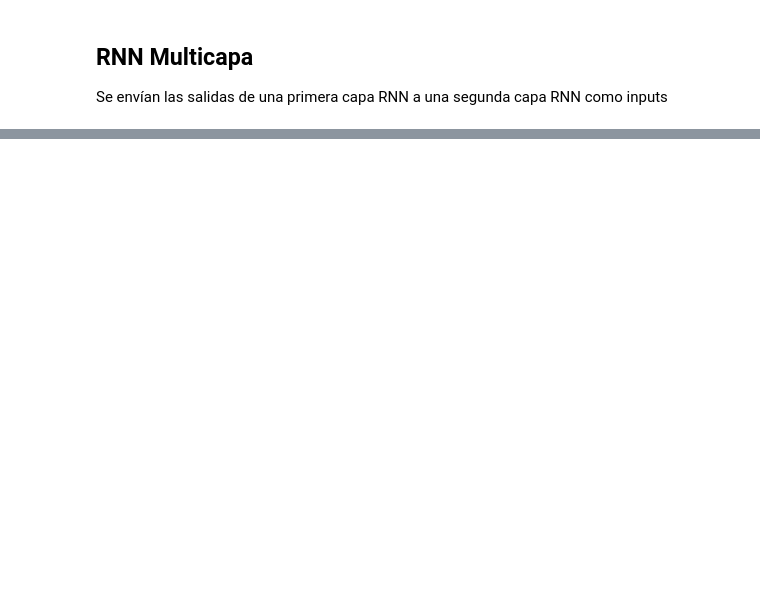
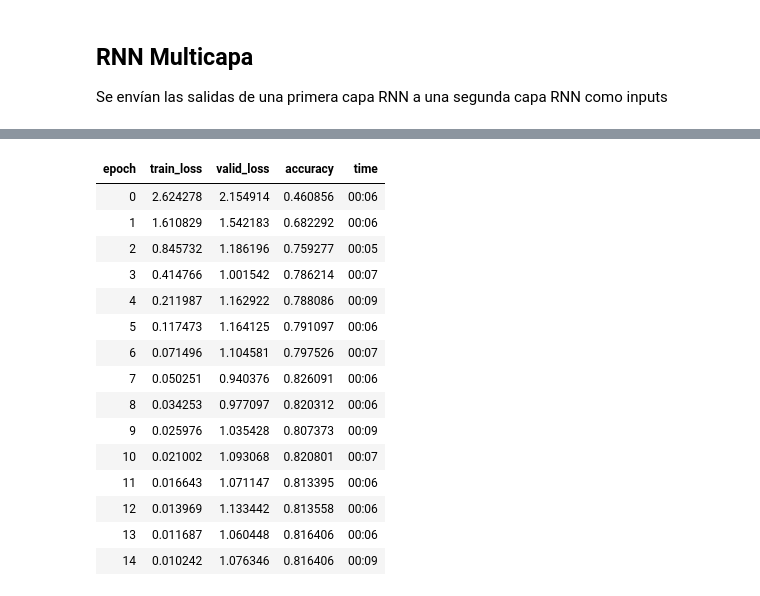
Before and after one commit to Wiill007/AI-Notes-Collection, a Jupyter notebook: fastai-book/Chapter12-LM_from_scratch/LM_from_scratch.ipynb, the cells around one changed output, grey strips where cells are left out. Cells and saved outputs as stored; diff of their text form; code cells hidden in the pictures; blank space fills up the shorter version.

```diff
--- a/fastai-book/LM_from_scratch.ipynb
+++ b/fastai-book/Chapter12-LM_from_scratch/LM_from_scratch.ipynb
@@ -290,0 +380,46 @@ learn.fit_one_cycle(15, 3e-3)
+# %%
+class LMModel7(Module):
+    def __init__(self, vocab_sz, n_hidden, n_layers, p):
+        self.i_h    = nn.Embedding(vocab_sz, n_hidden)
+        self.rnn    = nn.LSTM(n_hidden, n_hidden, n_layers, batch_first=True)
+        self.drop   = nn.Dropout(p)
+        self.h_o    = nn.Linear(n_hidden, vocab_sz)
+        self.h_o.weight = self.i_h.weight
+        self.h      = [torch.zeros(n_layers, bs, n_hidden) for _ in range(2)]
+
+    def forward(self, x):
+        raw, h      = self.rnn(self.i_h(x), self.h)
+        out         = self.drop(raw)
+        self.h      = [h_.detach() for h_ in h]
+        return self.h_o(out), raw, out
+
+    def reset(self):
+        for h in self.h: h.zero_()
+# %%
+# learn = Learner(
+#     dls, LMModel7(len(vocab), bs, 2, 0.5),
+#     loss_func=CrossEntropyLossFlat(),
+#     metrics=accuracy,
+#     cbs=[ModelResetter, RNNRegularizer(alpha=2, beta=2)]
+# )
+# A textLearner automatically adds those 2 callbacks for us
+learn = TextLearner(dls, LMModel7(len(vocab), bs, 2, 0.4),
+                    loss_func=CrossEntropyLossFlat(), metrics=accuracy)
+learn.fit_one_cycle(15, 1e-2)
+# %% [output]
+| epoch | train_loss | valid_loss | accuracy | time |
+| 0 | 2.624278 | 2.154914 | 0.460856 | 00:06 |
+| 1 | 1.610829 | 1.542183 | 0.682292 | 00:06 |
+| 2 | 0.845732 | 1.186196 | 0.759277 | 00:05 |
+| 3 | 0.414766 | 1.001542 | 0.786214 | 00:07 |
+| 4 | 0.211987 | 1.162922 | 0.788086 | 00:09 |
+| 5 | 0.117473 | 1.164125 | 0.791097 | 00:06 |
+| 6 | 0.071496 | 1.104581 | 0.797526 | 00:07 |
+| 7 | 0.050251 | 0.940376 | 0.826091 | 00:06 |
+| 8 | 0.034253 | 0.977097 | 0.820312 | 00:06 |
+| 9 | 0.025976 | 1.035428 | 0.807373 | 00:09 |
+| 10 | 0.021002 | 1.093068 | 0.820801 | 00:07 |
+| 11 | 0.016643 | 1.071147 | 0.813395 | 00:06 |
+| 12 | 0.013969 | 1.133442 | 0.813558 | 00:06 |
+| 13 | 0.011687 | 1.060448 | 0.816406 | 00:06 |
+| 14 | 0.010242 | 1.076346 | 0.816406 | 00:09 |
```
Also changed, not shown: parts of 14 cells of this notebook, 2 other files.
